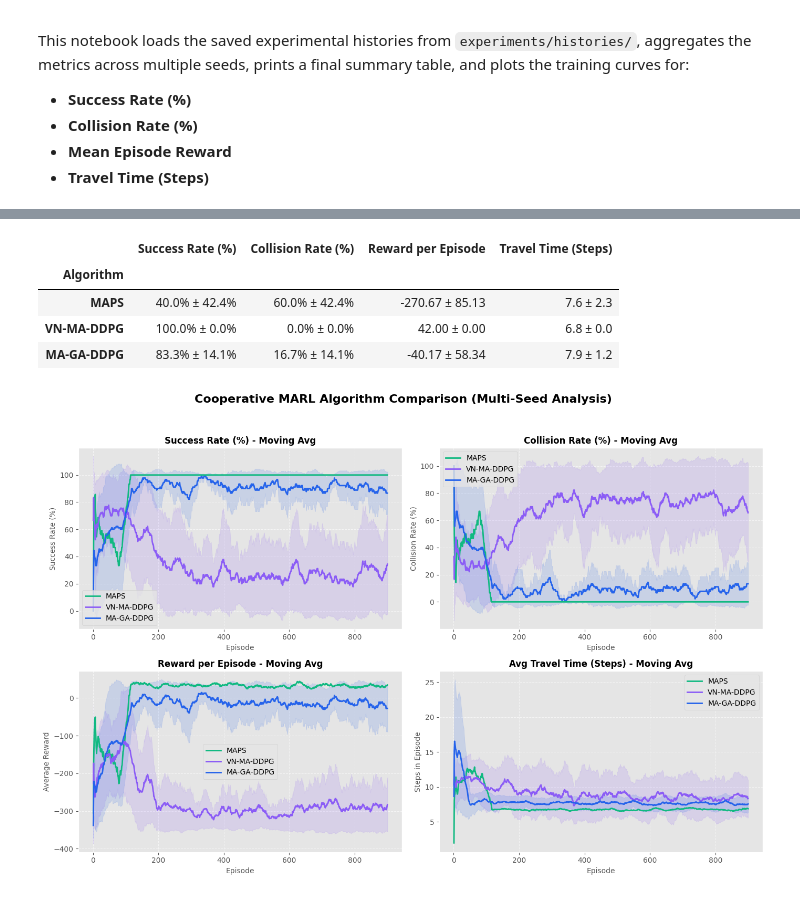
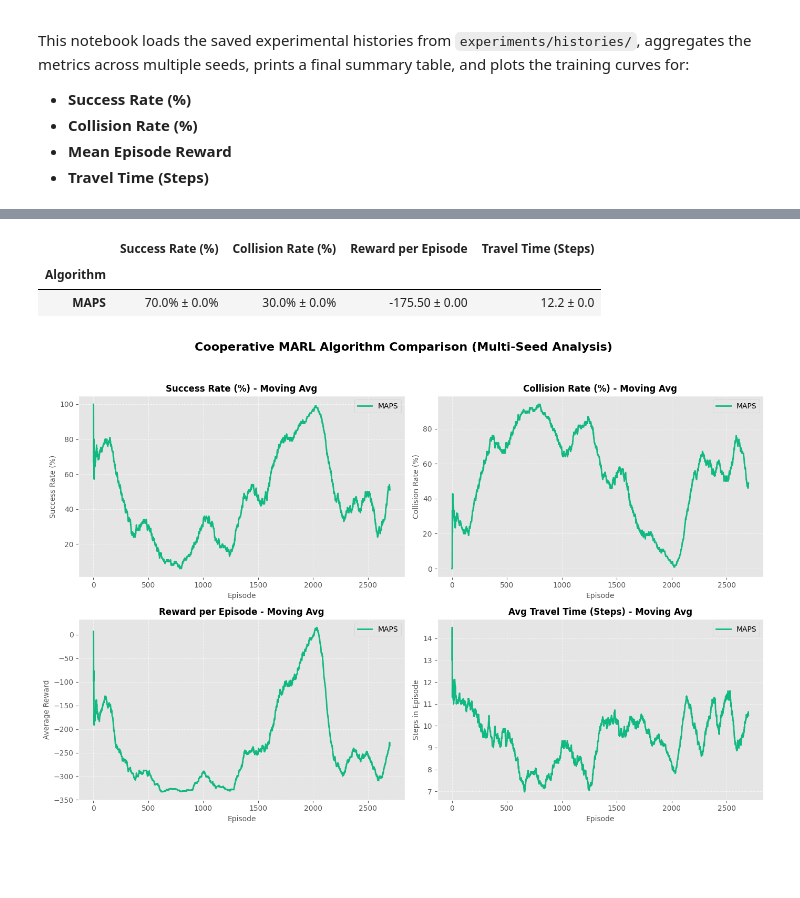
Before and after one commit to DRL-Research/RL, a Jupyter notebook: analyze_results.ipynb, the cells around one changed output, grey strips where cells are left out. Drawn from its saved outputs; the diff is of its cells as text; code cells hidden in the pictures; blank space fills up the shorter version.

```diff
--- a/analyze_results.ipynb
+++ b/analyze_results.ipynb
@@ -18,14 +18,15 @@ plt.style.use("ggplot")
 %matplotlib inline
 
 # Configure analysis parameters
-SEEDS = [42, 100, 2026]
-NUM_EPISODES = 900
-WINDOW_SIZE = 30
+# SEEDS = [42, 100, 2026]
+SEEDS = [2026]
+NUM_EPISODES = 900*3
+WINDOW_SIZE = 100
 ALGORITHMS = {
     "MAPS": "experiment",
-    "VN-MA-DDPG": "vn_maddpg",
-    "MA-GA-DDPG": "ma_ga_ddpg",
-    "IPPO": "ippo"
+    # "VN-MA-DDPG": "vn_maddpg",
+    # "MA-GA-DDPG": "ma_ga_ddpg",
+    # "IPPO": "ippo"
 }
 
 
@@ -33,11 +34,19 @@ ALGORITHMS = {
 # Color palette for plots
 COLORS = {
     "MAPS": "#10b981",         # Vibrant Blue
-    "VN-MA-DDPG": "#8b5cf6",    # Deep Purple
-    "MA-GA-DDPG": "#2563eb",
-    "IPPO": "#f59e0b"     # Emerald Green
+    # "VN-MA-DDPG": "#8b5cf6",    # Deep Purple
+    # "MA-GA-DDPG": "#2563eb",
+    # "IPPO": "#f59e0b"     # Emerald Green
 }
 # %%
+import os
+import json
+import numpy as np
+
+# Assuming ALGORITHMS, SEEDS, and NUM_EPISODES are defined above.
+# Set your experiment name here (matching the one used in the training script)
+experiment_name = "all_algorithms_3_seeds_2700_episodes"
+
 # Structure to hold raw metrics per algorithm
 results_raw = {
     alg_name: {
@@ -51,7 +60,8 @@ results_raw = {
 # Load each JSON history file
 for alg_name in ALGORITHMS:
     for seed in SEEDS:
-        history_path = f"experiments/histories/{alg_name}_S{seed}.json"
+        # Replaced hardcoded path with dynamic os.path.join using experiment_name
+        history_path = os.path.join(experiment_name, "histories", f"{alg_name}_S{seed}.json")
         if not os.path.exists(history_path):
             print(f"Warning: History file {history_path} is missing!")
             continue
@@ -125,9 +133,7 @@ df_summary
 # %% [output]
 |  | Success Rate (%) | Collision Rate (%) | Reward per Episode | Travel Time (Steps) |
 | Algorithm |  |  |  |  |
-| MAPS | 40.0% ± 42.4% | 60.0% ± 42.4% | -270.67 ± 85.13 | 7.6 ± 2.3 |
-| VN-MA-DDPG | 100.0% ± 0.0% | 0.0% ± 0.0% | 42.00 ± 0.00 | 6.8 ± 0.0 |
-| MA-GA-DDPG | 83.3% ± 14.1% | 16.7% ± 14.1% | -40.17 ± 58.34 | 7.9 ± 1.2 |
+| MAPS | 70.0% ± 0.0% | 30.0% ± 0.0% | -175.50 ± 0.00 | 12.2 ± 0.0 |
 # %%
 def compute_rolling_avg(data, window=10):
     if len(data) == 0:
@@ -163,39 +169,39 @@ for metric_key, title, ylabel, ax in metrics:
             continue
 
         # Switch the data source for the plots
-        if alg_name == "MAPS":
-            data_alg_name = "VN-MA-DDPG"
-        elif alg_name == "VN-MA-DDPG":
-            data_alg_name = "MAPS"
-        else:
-            data_alg_name = alg_name
+        # if alg_name == "MAPS":
+        #     data_alg_name = "VN-MA-DDPG"
+        # elif alg_name == "VN-MA-DDPG":
+        #     data_alg_name = "MAPS"
+        # else:
+        data_alg_name = alg_name
 
         # Load data from the swapped (or original) algorithm
         mean_raw = results_processed[data_alg_name][metric_key]["mean"]
         std_raw = results_processed[data_alg_name][metric_key]["std"]
 
         # Smooth using rolling average
         mean_smooth = compute_rolling_avg(mean_raw, WINDOW_SIZE)
         std_smooth = compute_rolling_avg(std_raw, WINDOW_SIZE)
 
         # Plot with the original algorithm's label and color
         ax.plot(episodes_x, mean_smooth, label=alg_name, color=color, linewidth=2)
 
         # Shaded variance (std deviation) band
         ax.fill_between(
             episodes_x,
             mean_smooth - std_smooth,
             mean_smooth + std_smooth,
             color=color,
             alpha=0.15
         )
     ax.legend(loc="best", framealpha=0.8)
 
 plt.tight_layout(rect=[0, 0.03, 1, 0.93])
 
 # Also save the plot to plots directory
 os.makedirs("plots", exist_ok=True)
 plt.savefig("plots/algorithm_comparison.png", dpi=300)
 plt.show()
 # %% [output]
-[figure, old version]
+[figure, new version]
```
Also changed, not shown: parts of 1 cell of this notebook, 3 other files.
